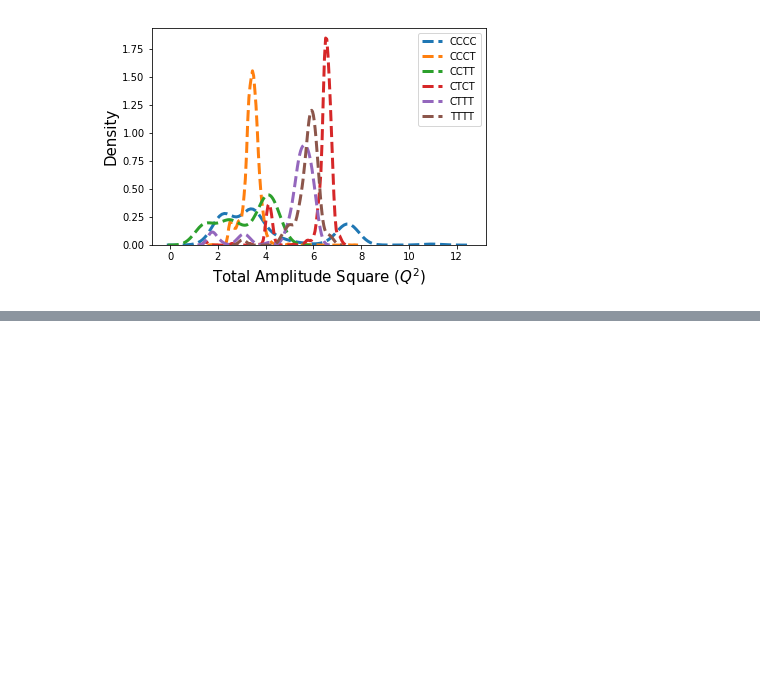
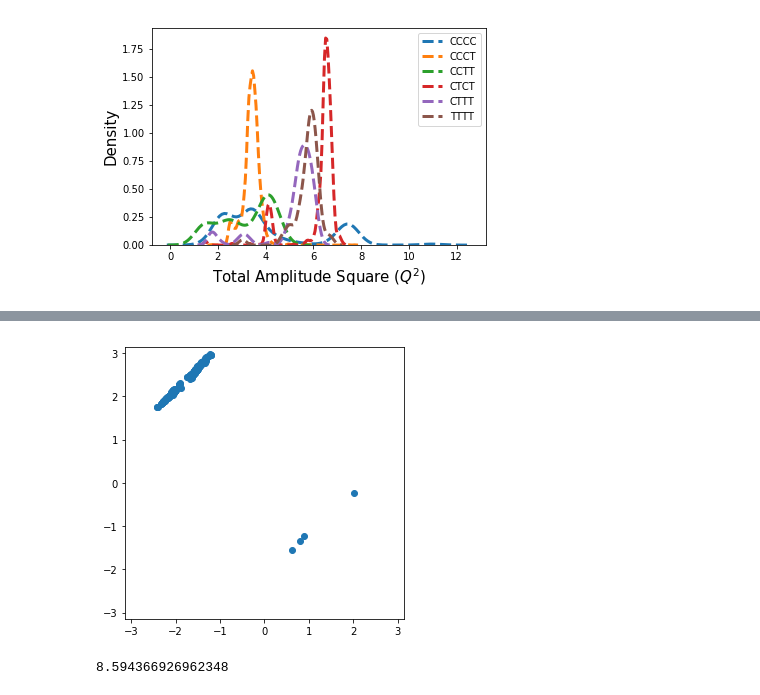
Before and after one commit to lucianlschan/RING, a Jupyter notebook: CTPs Analysis.ipynb, the cells around one changed output, grey strips where cells are left out. Saved outputs shown, nothing was run; the diff lists cells and outputs as text; code cells hidden in the pictures; blank space fills up the shorter version.

```diff
--- a/CTPs Analysis.ipynb
+++ b/CTPs Analysis.ipynb
@@ -541,0 +547,27 @@ plt.show()
+# %%
+result = []
+for idx, mol in enumerate(peptide):
+    matches = mol.GetSubstructMatches(smarts)
+    bonds = []
+    for bond in mol.GetBonds():
+        bonds.append((bond.GetBeginAtom().GetIdx(),bond.GetEndAtom().GetIdx()))
+    data = py_rdl.Calculator.get_calculated_result(bonds)
+    for urf in data.urfs:
+        rcs = data.get_relevant_cycles_for_urf(urf)
+        for rc in rcs:
+            if len(list(rc.nodes))==12:
+                ringloop = RA.Rearrangement(mol, list(rc.nodes))
+                coord = np.array([mol.GetConformer().GetAtomPosition(atom) for atom in ringloop])
+                ccoord = RA.Translate(coord)
+                cptmp = RA.GetRingPuckerCoords(ccoord)
+                bond = RA.GetRingBonds(mol, ringloop)
+                bondtype = [item[1] for item in bond]
+                atomtype = RA.GetRingAtomType(mol, ringloop)
+                torsion = [rdMolTransforms.GetDihedralRad(mol.GetConformer(),*[ringloop[x] for x in [(i)%12,(i+1)%12,(i+2)%12,(i+3)%12]]) for i in range(12) ]
+                torsions = []
+                for m in matches:
+                    ni = ringloop.index(m[1])
+                    torsions.append([(ni, rdMolTransforms.GetDihedralRad(mol.GetConformer(),m[2], ringloop[ni],ringloop[(ni+1)%12],ringloop[(ni+2)%12]))])
+                result.append((idx,*cptmp[0],*cptmp[1],*bondtype,*atomtype,*torsion,torsions))
+# %%
+outcome = pd.DataFrame(result).iloc[tctc,:]
@@ -541,0 +602,23 @@ plt.show()
+# %%
+k = []
+k2 = []
+for idx, item in enumerate(outcome.iloc[:,46].values):
+    if any(item):
+        for d in item:
+            if d[0][0]==7:
+                k.append(outcome.iloc[idx,:46].values.tolist())
+                k2.append(d[0][1])
+# %%
+edo = pd.DataFrame(k).iloc[:,34:46]
+# %%
+plt.figure(figsize=(5,5))
+plt.scatter(edo.iloc[:,6],k2)
+plt.xlim(-np.pi,np.pi)
+plt.ylim(-np.pi,np.pi)
+plt.show()
+# %% [output]
+[figure, added]
+# %%
+np.rad2deg(0.15)
+# %% [output]
+8.594366926962348
```
Also changed, not shown: parts of 13 cells of this notebook, 2 other files.
